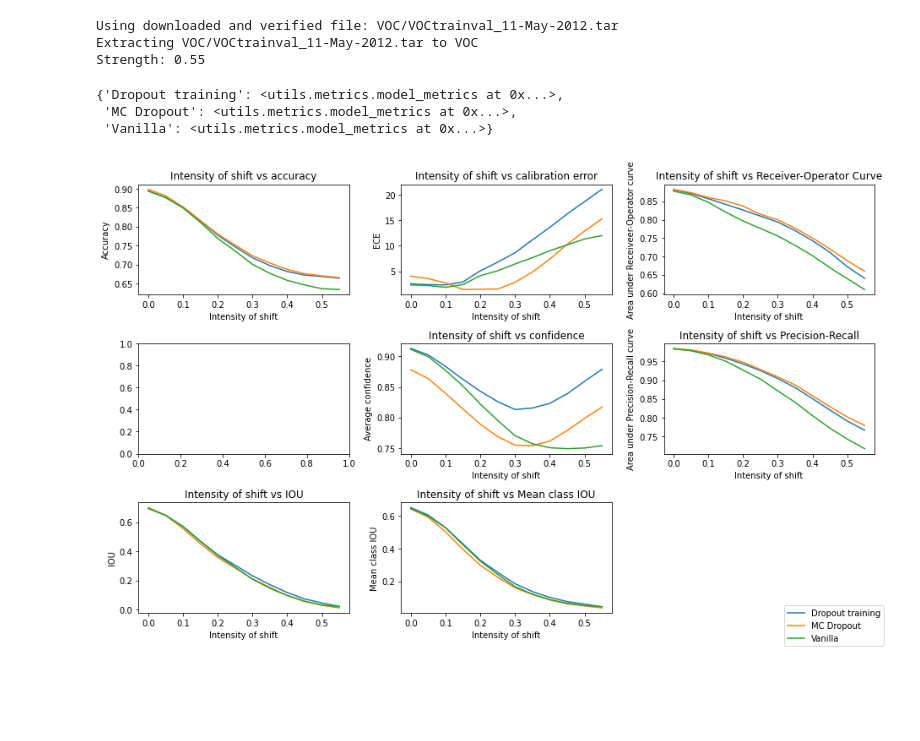
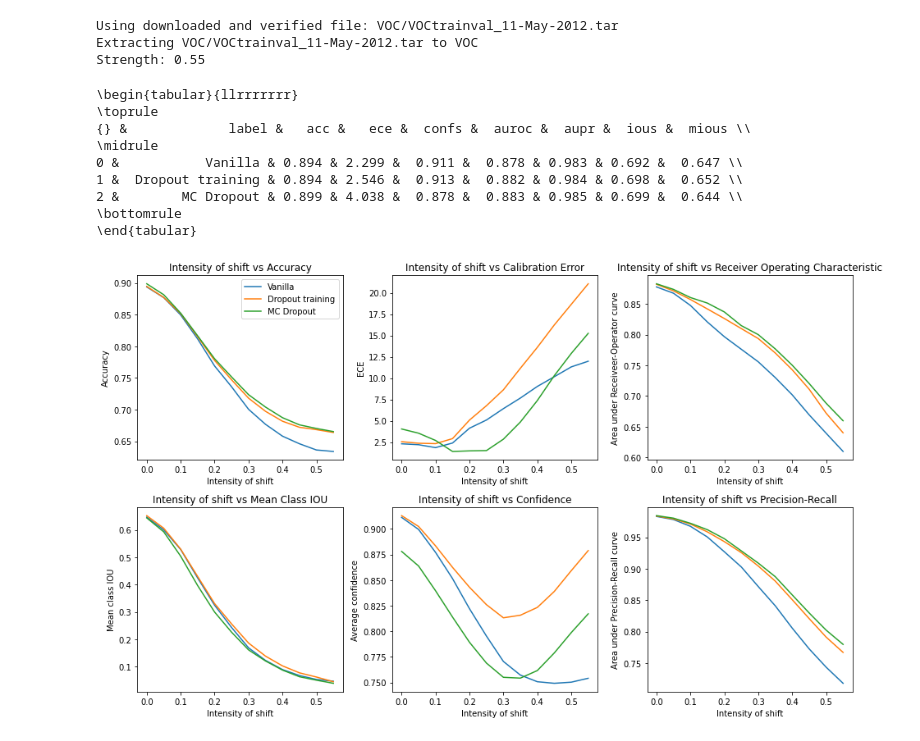
Before and after one commit to vlasakjiri/uncertainty-estimations, a Jupyter notebook: segmentation-voc.ipynb, the cells around one changed output. Cells and saved outputs as stored; diff of their text form; code cells hidden in the pictures; blank space fills up the shorter version.

Commit message:
Added voc segmentation noise experiments

```diff
--- a/segmentation-voc.ipynb
+++ b/segmentation-voc.ipynb
@@ -537,23 +549,45 @@ with open("experiments/voc-segmentation-noise-dropout.pickle", "wb") as f:
 import pickle
 with open("experiments/voc-segmentation-noise-dropout.pickle", "rb") as f:
     curves = pickle.load(f)
-# %%
-curves["Vanilla"] = utils.metrics.model_metrics()
-# %%
-curves
-# %% [output]
-{'Dropout training': <utils.metrics.model_metrics at 0x...>,
- 'MC Dropout': <utils.metrics.model_metrics at 0x...>,
- 'Vanilla': <utils.metrics.model_metrics at 0x...>}
+# %%
+import pandas as pd
+df = pd.DataFrame()
+
+for label, prog in curves.items():
+    row = {"label":label}
+
+    for name,val in vars(prog).items():
+        if len(val)>0:
+            row[name] = val[0].item() if isinstance(val[0], torch.Tensor) else val[0]
+    df=df.append(row,ignore_index=True)
+df=df.drop(["strengths"], axis=1)
+print(df.to_latex(float_format="%.3f"))
+# %% [output]
+\begin{tabular}{llrrrrrrr}
+\toprule
+{} &             label &   acc &   ece &  confs &  auroc &  aupr &  ious &  mious \\
+\midrule
+0 &           Vanilla & 0.894 & 2.299 &  0.911 &  0.878 & 0.983 & 0.692 &  0.647 \\
+1 &  Dropout training & 0.894 & 2.546 &  0.913 &  0.882 & 0.984 & 0.698 &  0.652 \\
+2 &        MC Dropout & 0.899 & 4.038 &  0.878 &  0.883 & 0.985 & 0.699 &  0.644 \\
+\bottomrule
+\end{tabular}
 # %%
-fig, axs = plt.subplots(3, 3, figsize=(13, 8))
+fig, axs = plt.subplots(2, 3, figsize=(13, 8))
 for name, m in curves.items():
     ax = axs[0][0]
     ax.plot(m.strengths, m.acc, label=name)
     # ax.legend()
-    ax.set_title("Intensity of shift vs accuracy")
+    ax.set_title("Intensity of shift vs Accuracy")
     ax.set_xlabel("Intensity of shift")
     ax.set_ylabel("Accuracy")
+
+    ax = axs[1][0]
+    ax.plot(m.strengths, m.mious, label=name)
+    # ax.legend()
+    ax.set_title("Intensity of shift vs Mean Class IOU")
+    ax.set_xlabel("Intensity of shift")
+    ax.set_ylabel("Mean class IOU")
 
     # ax = axs[1][0]
     # ax.plot(m.strengths, m.brier, label=name)
@@ -565,50 +599,45 @@ for name, m in curves.items():
     ax = axs[0][1]
     ax.plot(m.strengths, m.ece, label=name)
     # ax.legend()
-    ax.set_title("Intensity of shift vs calibration error")
+    ax.set_title("Intensity of shift vs Calibration Error")
     ax.set_xlabel("Intensity of shift")
     ax.set_ylabel("ECE")
 
     ax = axs[1][1]
     ax.plot(m.strengths, m.confs, label=name)
     # ax.legend()
-    ax.set_title("Intensity of shift vs confidence")
+    ax.set_title("Intensity of shift vs Confidence")
     ax.set_xlabel("Intensity of shift")
     ax.set_ylabel("Average confidence")
 
     ax = axs[0][2]
     ax.plot(m.strengths, m.auroc, label=name)
     # ax.legend()
-    ax.set_title("Intensity of shift vs Receiver-Operator Curve")
+    ax.set_title("Intensity of shift vs Receiver Operating Characteristic")
     ax.set_xlabel("Intensity of shift")
     ax.set_ylabel("Area under Receiveer-Operator curve")
 
     ax = axs[1][2]
     ax.plot(m.strengths, m.aupr, label=name)
     # ax.legend()
     ax.set_title("Intensity of shift vs Precision-Recall")
     ax.set_xlabel("Intensity of shift")
     ax.set_ylabel("Area under Precision-Recall curve")
 
-    ax = axs[2][0]
-    ax.plot(m.strengths, m.ious, label=name)
-    # ax.legend()
-    ax.set_title("Intensity of shift vs IOU")
-    ax.set_xlabel("Intensity of shift")
-    ax.set_ylabel("IOU")
+    # ax = axs[0][2]
+    # ax.plot(m.strengths, m.ious, label=name)
+    # # ax.legend()
+    # ax.set_title("Intensity of shift vs IOU")
+    # ax.set_xlabel("Intensity of shift")
+    # ax.set_ylabel("IOU")
 
-    ax = axs[2][1]
-    ax.plot(m.strengths, m.mious, label=name)
-    # ax.legend()
-    ax.set_title("Intensity of shift vs Mean class IOU")
-    ax.set_xlabel("Intensity of shift")
-    ax.set_ylabel("Mean class IOU")
 
-    axs[2][2].axis("off")
+
+    # axs[2][2].axis("off")
 handles, labels = ax.get_legend_handles_labels()
-fig.legend(handles, labels, loc='lower right')
+axs[0][0].legend(handles, labels)
 fig.tight_layout()
 
-# plt.savefig("figures/covid19-gaussian-noise.pdf")
+plt.savefig("figures/voc-segmentation-gaussian-noise.pdf")
 # %% [output]
-[figure, old version]
+[figure, new version]
```
Also changed, not shown: parts of 3 cells of this notebook, 4 other files.
